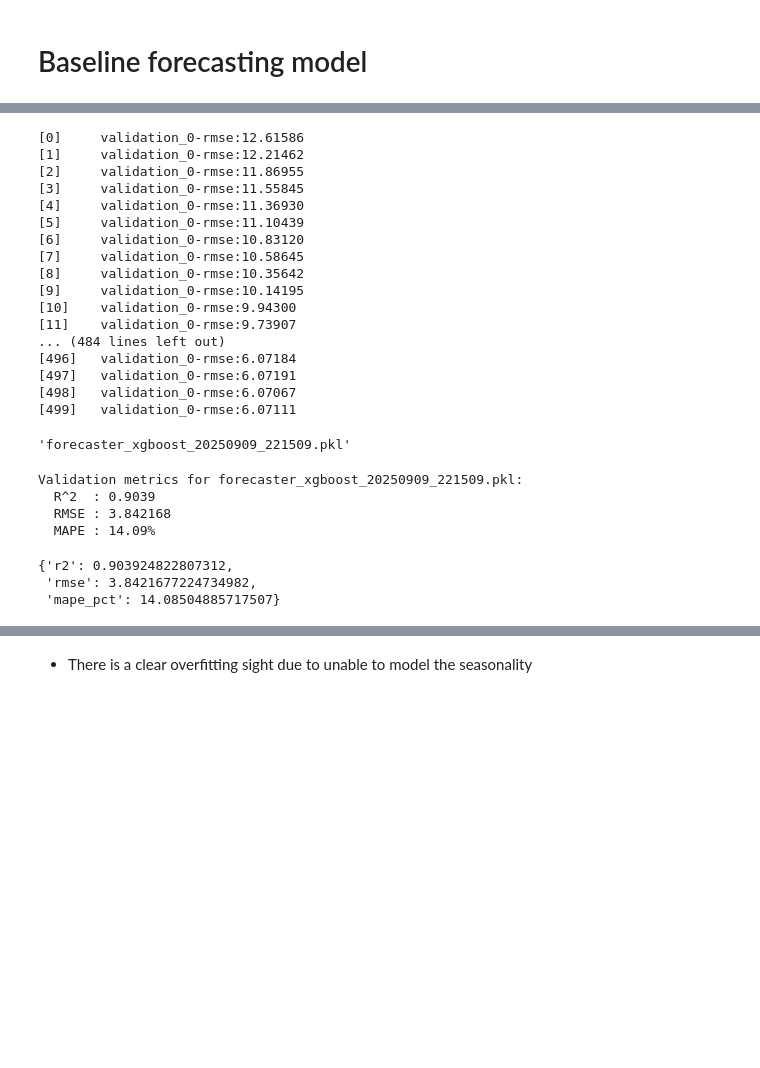
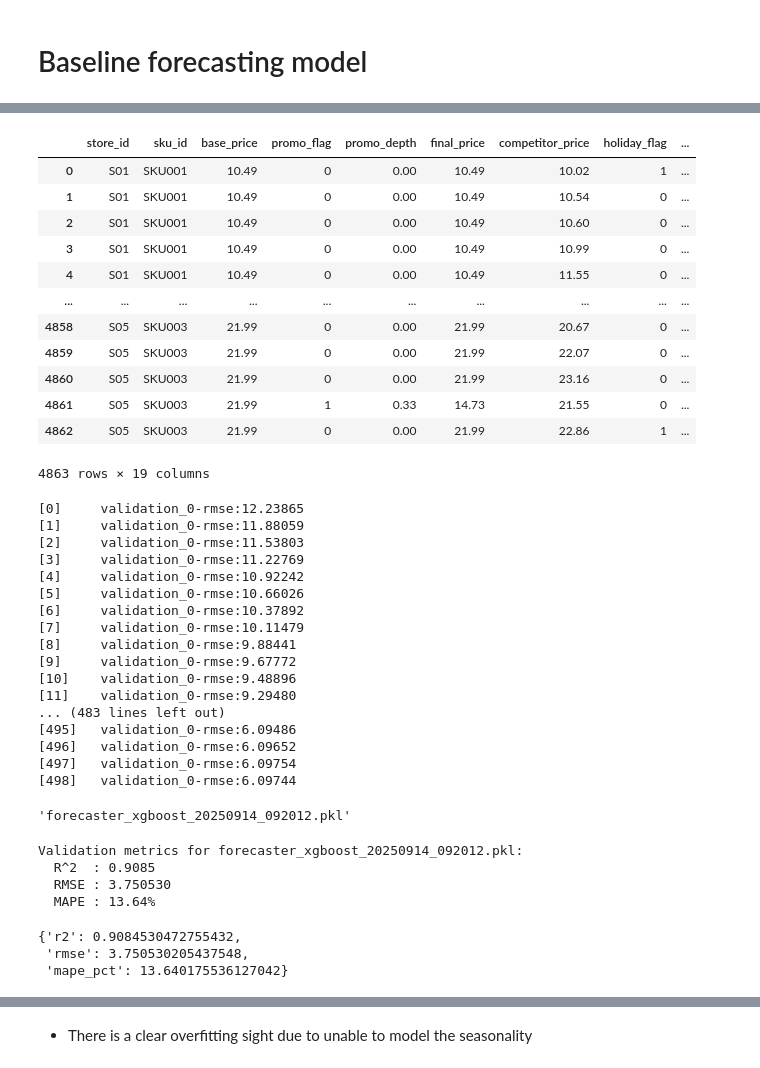
Before and after one commit to thi2709/simcel-test, a Jupyter notebook: src/reports.ipynb, the cells around one changed output, grey strips where cells are left out. Saved outputs shown, nothing was run; the diff lists cells and outputs as text; code cells hidden in the pictures; blank space fills up the shorter version.

```diff
--- a/src/reports.ipynb
+++ b/src/reports.ipynb
@@ -578,8 +687,8 @@ Index(['date', 'store_id', 'sku_id', 'base_price', 'promo_flag', 'promo_depth',
 feature_cols = ['store_id', 'sku_id', 'base_price', 'promo_flag', 'promo_depth',
        'final_price', 'competitor_price', 'holiday_flag', 'weather_index',
        'day_of_week', 'month_of_year', 'season',
-       'sold_yesterday', 'sold_last_week', 'final_price_ln',
-       'competitor_price_diff']
+       'sold_yesterday', 'sold_last_week', 'units_sold_ma7', 'units_sold_ma30',
+       'flag_promo_1stday', 'final_price_ln', 'competitor_price_diff',]
 target_col = 'units_sold'
 split_col = 'set'
 # %%
@@ -588,35 +697,51 @@ X_train = df[df[split_col] == 'train'][feature_cols]
 y_train = df[df[split_col] == 'train'][target_col]
 X_test = df[df[split_col] == 'test'][feature_cols]
 y_test = df[df[split_col] == 'test'][target_col]
+# %%
+df[feature_cols]
+# %% [output]
+|  | store_id | sku_id | base_price | promo_flag | promo_depth | final_price | competitor_price | holiday_flag | ... |
+| 0 | S01 | SKU001 | 10.49 | 0 | 0.00 | 10.49 | 10.02 | 1 | ... |
+| 1 | S01 | SKU001 | 10.49 | 0 | 0.00 | 10.49 | 10.54 | 0 | ... |
+| 2 | S01 | SKU001 | 10.49 | 0 | 0.00 | 10.49 | 10.60 | 0 | ... |
+| 3 | S01 | SKU001 | 10.49 | 0 | 0.00 | 10.49 | 10.99 | 0 | ... |
+| 4 | S01 | SKU001 | 10.49 | 0 | 0.00 | 10.49 | 11.55 | 0 | ... |
+| ... | ... | ... | ... | ... | ... | ... | ... | ... | ... |
+| 4858 | S05 | SKU003 | 21.99 | 0 | 0.00 | 21.99 | 20.67 | 0 | ... |
+| 4859 | S05 | SKU003 | 21.99 | 0 | 0.00 | 21.99 | 22.07 | 0 | ... |
+| 4860 | S05 | SKU003 | 21.99 | 0 | 0.00 | 21.99 | 23.16 | 0 | ... |
+| 4861 | S05 | SKU003 | 21.99 | 1 | 0.33 | 14.73 | 21.55 | 0 | ... |
+| 4862 | S05 | SKU003 | 21.99 | 0 | 0.00 | 21.99 | 22.86 | 1 | ... |
+4863 rows × 19 columns
 # %%
 modeling.fit(X_train, y_train)
 # %% [output]
-[0]     validation_0-rmse:12.61586
-[1]     validation_0-rmse:12.21462
-[2]     validation_0-rmse:11.86955
-[3]     validation_0-rmse:11.55845
-[4]     validation_0-rmse:11.36930
-[5]     validation_0-rmse:11.10439
-[6]     validation_0-rmse:10.83120
-[7]     validation_0-rmse:10.58645
-[8]     validation_0-rmse:10.35642
-[9]     validation_0-rmse:10.14195
-[10]    validation_0-rmse:9.94300
-[11]    validation_0-rmse:9.73907
-... (484 lines left out)
-[496]   validation_0-rmse:6.07184
-[497]   validation_0-rmse:6.07191
-[498]   validation_0-rmse:6.07067
-[499]   validation_0-rmse:6.07111
+[0]     validation_0-rmse:12.23865
+[1]     validation_0-rmse:11.88059
+[2]     validation_0-rmse:11.53803
+[3]     validation_0-rmse:11.22769
+[4]     validation_0-rmse:10.92242
+[5]     validation_0-rmse:10.66026
+[6]     validation_0-rmse:10.37892
+[7]     validation_0-rmse:10.11479
+[8]     validation_0-rmse:9.88441
+[9]     validation_0-rmse:9.67772
+[10]    validation_0-rmse:9.48896
+[11]    validation_0-rmse:9.29480
+... (483 lines left out)
+[495]   validation_0-rmse:6.09486
+[496]   validation_0-rmse:6.09652
+[497]   validation_0-rmse:6.09754
+[498]   validation_0-rmse:6.09744
-'forecaster_xgboost_20250909_221509.pkl'
+'forecaster_xgboost_20250914_092012.pkl'
 # %%
-modeling.validate('forecaster_xgboost_20250909_221509.pkl', X_train, y_train)
+modeling.validate('forecaster_xgboost_20250914_092012.pkl', X_train, y_train)
 # %% [output]
-Validation metrics for forecaster_xgboost_20250909_221509.pkl:
-  R^2  : 0.9039
-  RMSE : 3.842168
-  MAPE : 14.09%
+Validation metrics for forecaster_xgboost_20250914_092012.pkl:
+  R^2  : 0.9085
+  RMSE : 3.750530
+  MAPE : 13.64%
-{'r2': 0.903924822807312,
- 'rmse': 3.8421677224734982,
- 'mape_pct': 14.08504885717507}
+{'r2': 0.9084530472755432,
+ 'rmse': 3.750530205437548,
+ 'mape_pct': 13.640175536127042}
 # %%
```
Also changed, not shown: parts of 16 cells of this notebook, 11 other files.
